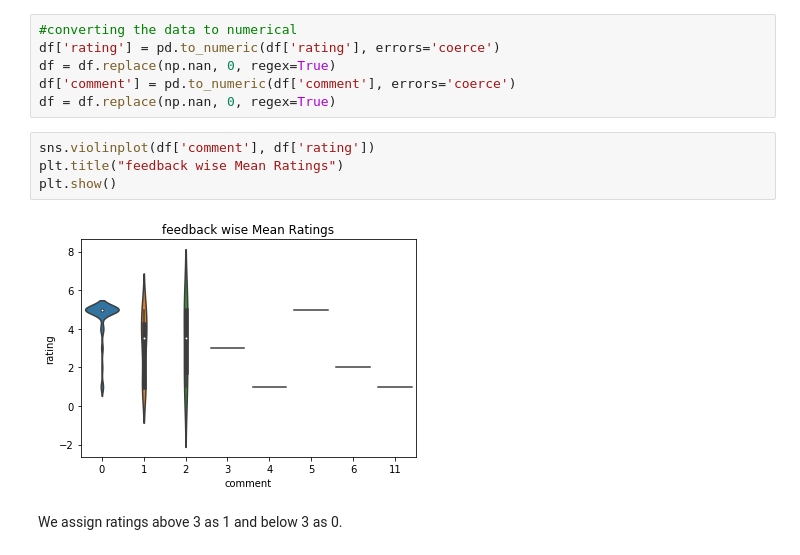
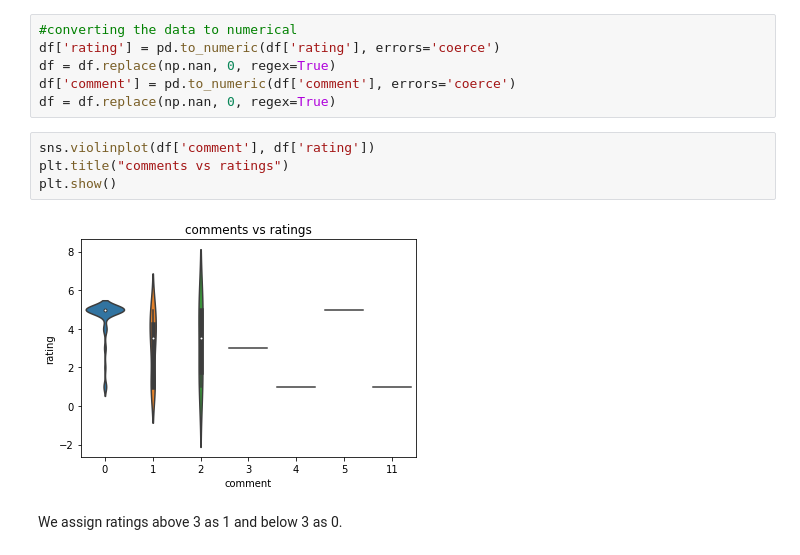
Before and after one commit to kavehamini/Amazon-Review-Analysis-JBL-Charge-4-Speaker-Sentiment-Analysis-NLP, a Jupyter notebook: Sentiment Analysis of Amazon reviews for JBL Speaker.ipynb, the cells around one changed output. Drawn from its saved outputs; the diff is of its cells as text.

```diff
--- a/Sentiment Analysis of Amazon reviews for JBL Speaker.ipynb
+++ b/Sentiment Analysis of Amazon reviews for JBL Speaker.ipynb
@@ -86,10 +65,10 @@ df['comment'] = pd.to_numeric(df['comment'], errors='coerce')
 df = df.replace(np.nan, 0, regex=True)
 # %%
 sns.violinplot(df['comment'], df['rating'])
-plt.title("feedback wise Mean Ratings")
+plt.title("comments vs ratings")
 plt.show()
 # %% [output]
-[figure, old version]
+[figure, new version]
 # %% [markdown]
 We assign ratings above 3 as 1 and below 3 as 0.
 # %%
```
Also changed, not shown: parts of 28 cells of this notebook, 2 other files.
